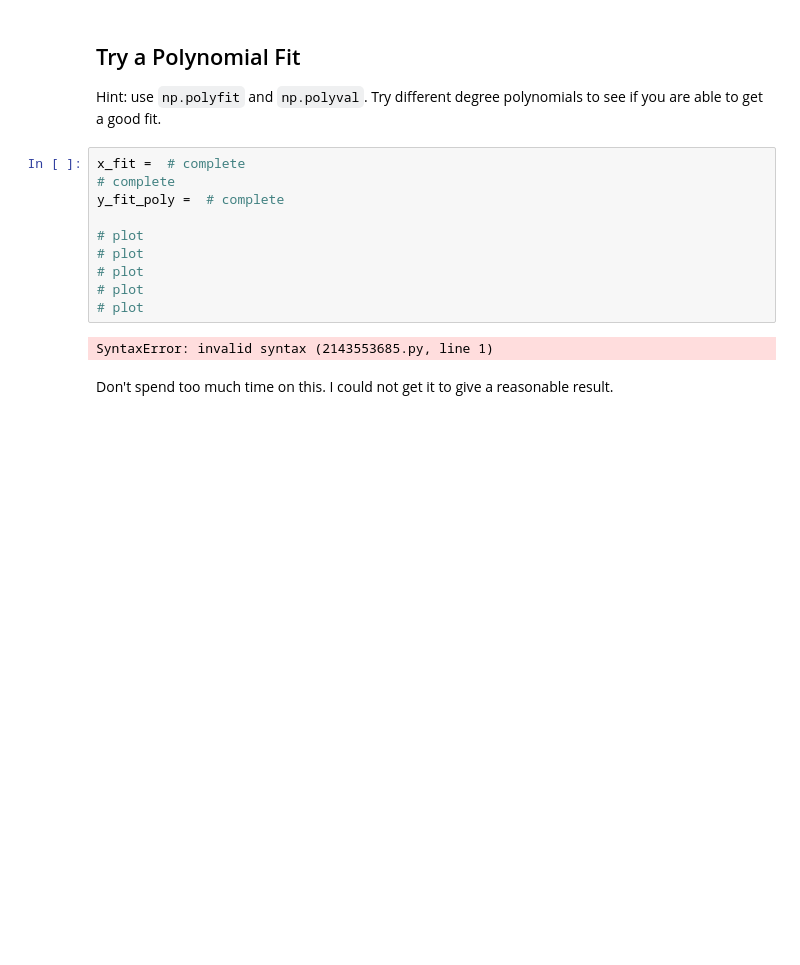
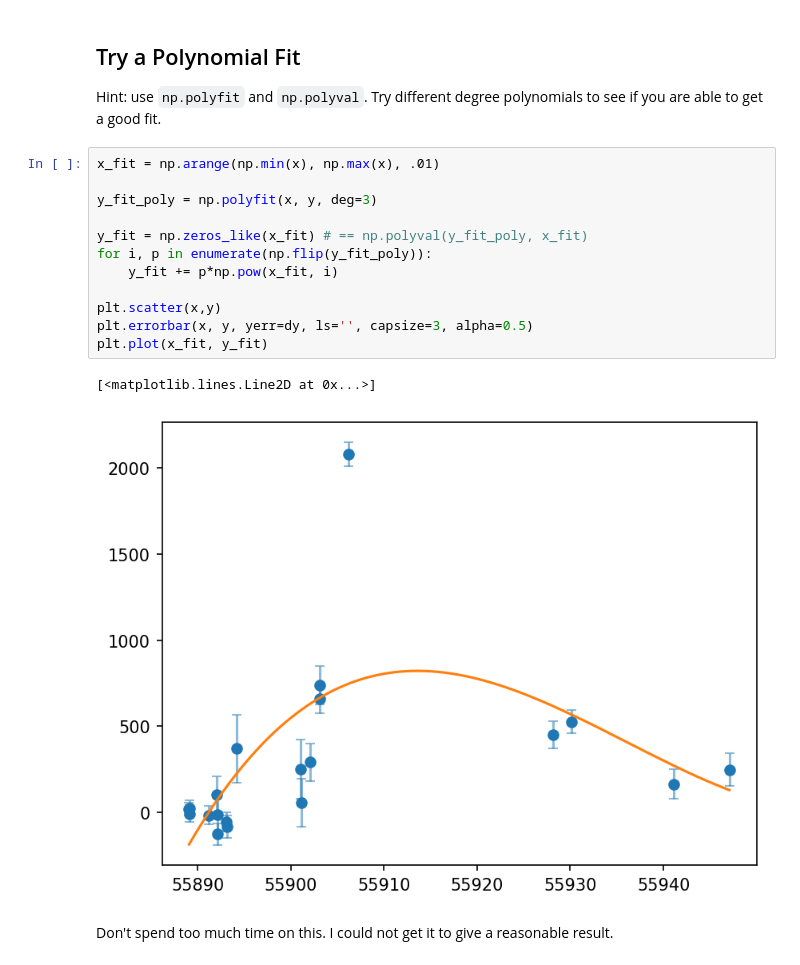
Before and after one commit to ASTR154/nonparametric-modeling, a Jupyter notebook: nonparametric-modeling.ipynb, the cells around one changed output. Cells and saved outputs as stored; diff of their text form; blank space fills up the shorter version.

```diff
--- a/nonparametric-modeling.ipynb
+++ b/nonparametric-modeling.ipynb
@@ -140,18 +140,21 @@ plt.errorbar(x, y, yerr=dy, ls='', capsize=3)
 # %% [markdown]
 ## Try a Polynomial Fit
 Hint: use `np.polyfit` and `np.polyval`. Try different degree polynomials to see if you are able to get a good fit.
-# %%
-x_fit =  # complete
-# complete
-y_fit_poly =  # complete
-
-# plot
-# plot
-# plot
-# plot
-# plot
-# %% [output]
-SyntaxError: invalid syntax (2143553685.py, line 1)
+# %%
+x_fit = np.arange(np.min(x), np.max(x), .01)
+
+y_fit_poly = np.polyfit(x, y, deg=3)
+
+y_fit = np.zeros_like(x_fit) # == np.polyval(y_fit_poly, x_fit)
+for i, p in enumerate(np.flip(y_fit_poly)):
+    y_fit += p*np.pow(x_fit, i)
+
+plt.scatter(x,y)
+plt.errorbar(x, y, yerr=dy, ls='', capsize=3, alpha=0.5)
+plt.plot(x_fit, y_fit)
+# %% [output]
+[<matplotlib.lines.Line2D at 0x...>]
+[figure, added]
 # %% [markdown]
 Don't spend too much time on this. I could not get it to give a reasonable result.
 # %% [markdown]
```
Also changed, not shown: parts of 19 cells of this notebook.
